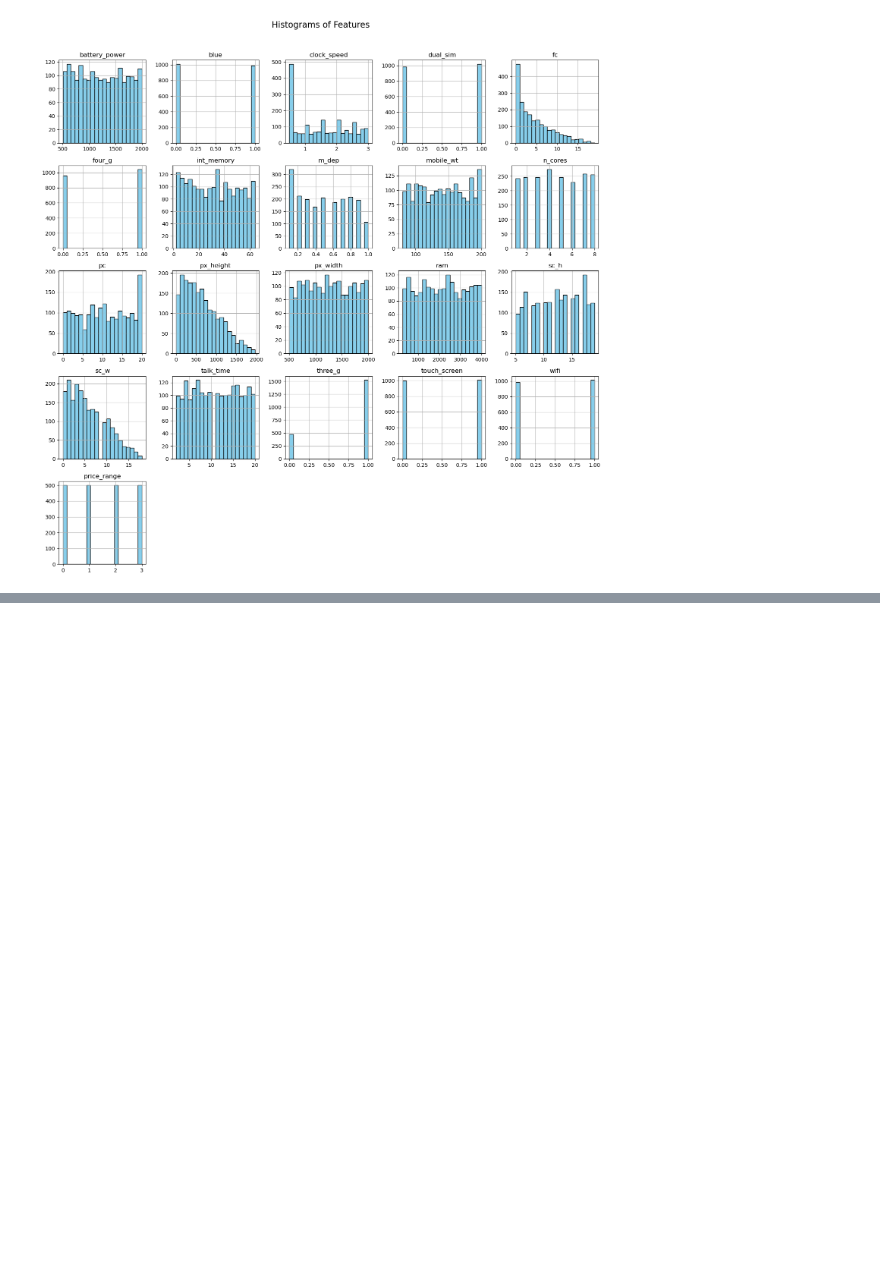
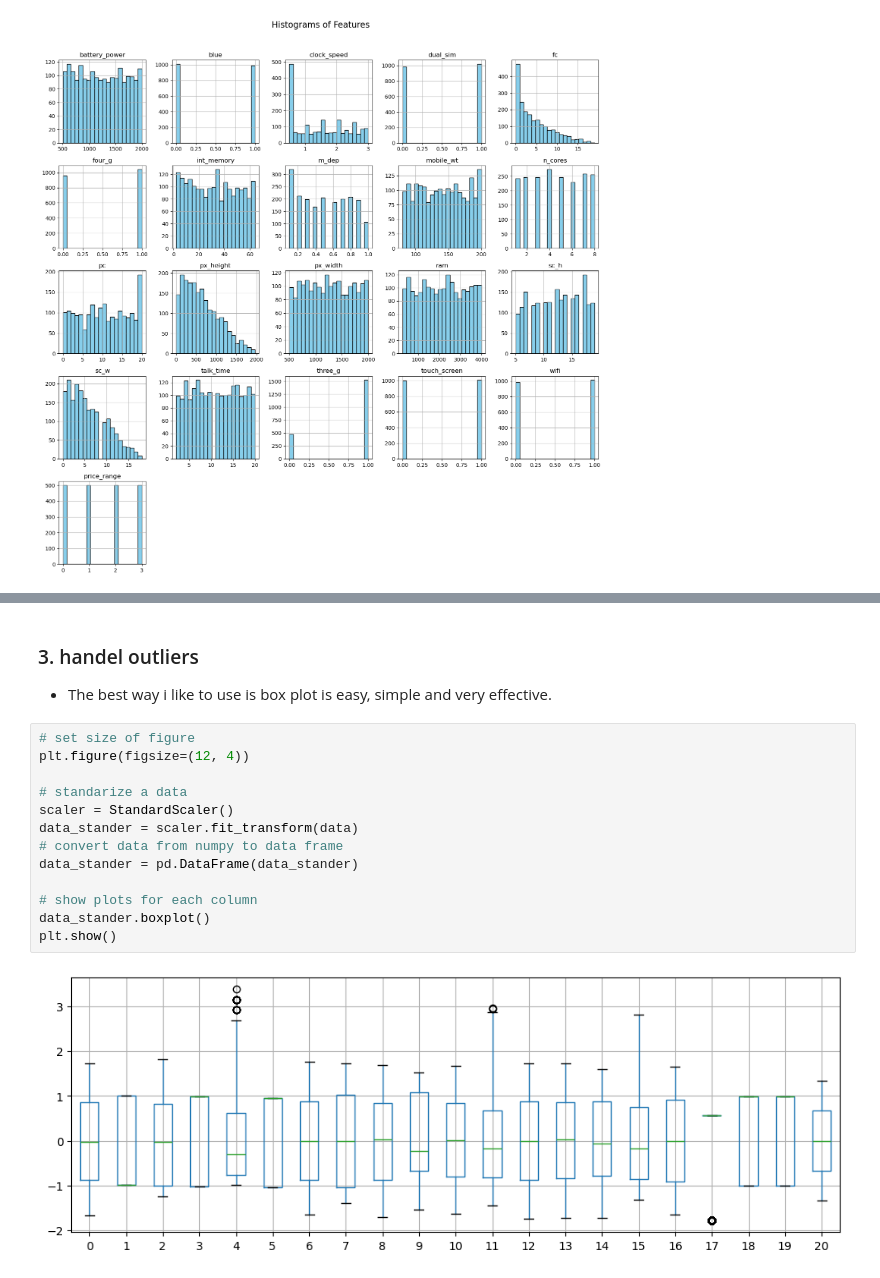
Before and after one commit to ahmadtarig/machine_learning_project, a Jupyter notebook: code.ipynb, the cells around one changed output, grey strips where cells are left out. Drawn from its saved outputs; the diff is of its cells as text; blank space fills up the shorter version.

```diff
--- a/code.ipynb
+++ b/code.ipynb
@@ -90,0 +106,18 @@ plt.show()
+# %% [markdown]
+### 3. handel outliers
+- The best way i like to use is box plot is easy, simple and very effective.
+# %%
+# set size of figure
+plt.figure(figsize=(12, 4))
+
+# standarize a data
+scaler = StandardScaler()
+data_stander = scaler.fit_transform(data)
+# convert data from numpy to data frame
+data_stander = pd.DataFrame(data_stander)
+
+# show plots for each column
+data_stander.boxplot()
+plt.show()
+# %% [output]
+[figure, added]
```
Also changed, not shown: parts of 25 cells of this notebook.
